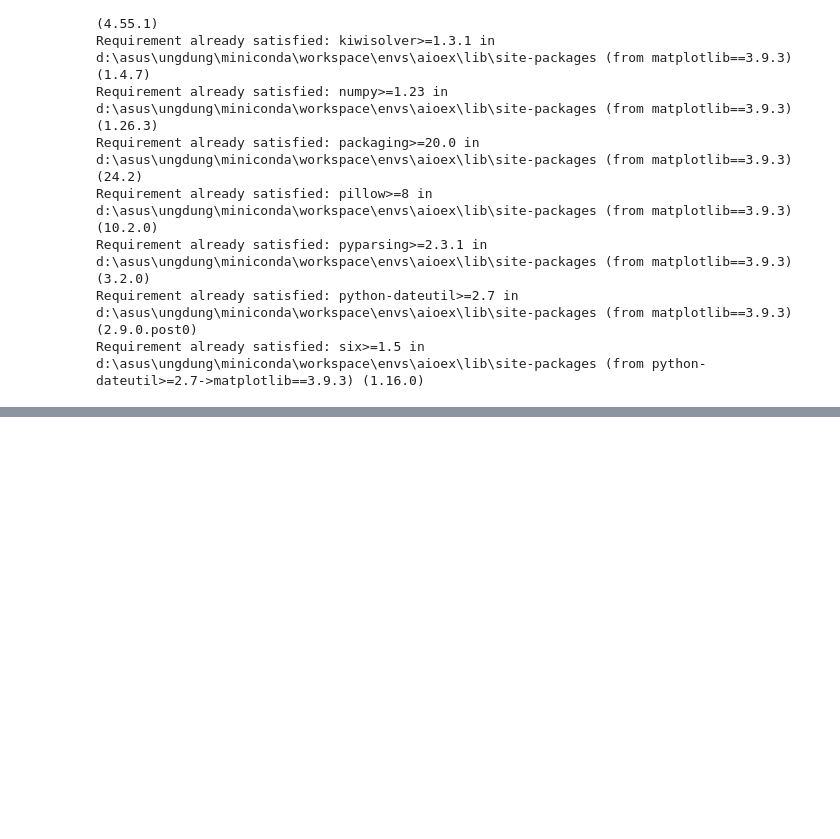
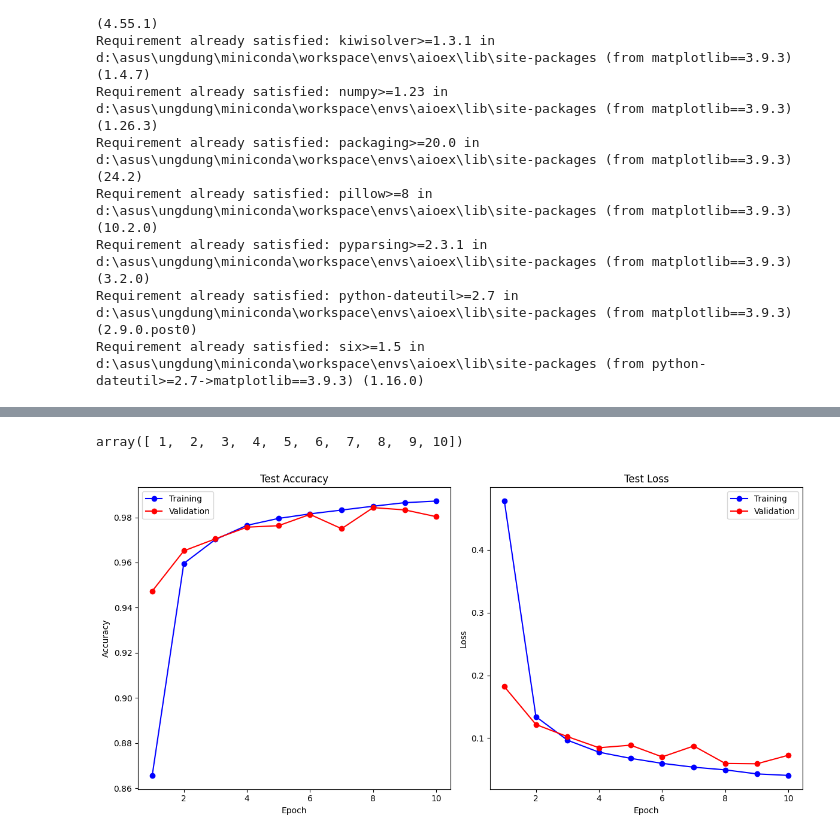
Before and after one commit to T-Sunm/AIO-Exercise, a Jupyter notebook: module6/week1/mnist_application.ipynb, the cells around one changed output, grey strips where cells are left out. Cells and saved outputs as stored; diff of their text form; code cells hidden in the pictures; blank space fills up the shorter version.

```diff
--- a/module6/week1/mnist_application.ipynb
+++ b/module6/week1/mnist_application.ipynb
@@ -104,14 +111,14 @@ valid_dataloader = data.DataLoader(
 class LeNetClassifier(nn.Module):
     def __init__(self, num_classes) -> None:
         super().__init__()
-        self.conv = nn.Conv2d(
+        self.conv1 = nn.Conv2d(
             in_channels=1, out_channels=6, kernel_size=5, padding='same'
         )
         self.avgpool1 = nn.AvgPool2d(kernel_size=2)
         self.conv2 = nn.Conv2d(in_channels=6, out_channels=16, kernel_size=5)
         self.avgpool2 = nn.AvgPool2d(kernel_size=2)
         self.flatten = nn.Flatten()
-        self.linear1 = nn.Linear(16*4*4, 120)
+        self.linear1 = nn.Linear(16*5*5, 120)
         self.linear2 = nn.Linear(120, 84)
         self.out = nn.Linear(84, num_classes)
 
@@ -174,7 +181,7 @@ def train(model: LeNetClassifier, optimizer, criterion, train_dataloader, device
     return total_acc, total_loss
 
 
-def evaluate(model, criterion,device, valid_dataloader):
+def evaluate(model, criterion, device, valid_dataloader):
     model.eval()
 
     total_acc, total_count = 0, 0
@@ -193,3 +200,5 @@ def evaluate(model, criterion,device, valid_dataloader):
 
     total_acc = total_acc / total_count
     total_loss = sum(losses) / len(losses)
+
+    return total_acc, total_loss
@@ -195,0 +284,33 @@ def evaluate(model, criterion,device, valid_dataloader):
+# %%
+np.arange(1, len(train_accs) + 1)
+# %% [output]
+array([ 1,  2,  3,  4,  5,  6,  7,  8,  9, 10])
+# %%
+plt.figure(figsize=(12, 6))
+train_losses
+# Accuracy plot
+plt.subplot(1, 2, 1)
+plt.plot(np.arange(1, len(train_accs) + 1), train_accs,
+         marker='o', color='b', label="Training")
+plt.plot(np.arange(1, len(eval_accs) + 1), eval_accs,
+         marker='o', color='r', label="Validation")
+plt.title('Test Accuracy')
+plt.xlabel('Epoch')
+plt.ylabel('Accuracy')
+plt.legend()
+
+# Loss plot
+plt.subplot(1, 2, 2)
+plt.plot(np.arange(1, len(train_losses) + 1), train_losses,
+         marker='o', color='b', label="Training")
+plt.plot(np.arange(1, len(eval_losses) + 1), eval_losses,
+         marker='o', color='r', label="Validation")
+plt.title('Test Loss')
+plt.xlabel('Epoch')
+plt.ylabel('Loss')
+plt.legend()
+
+plt.tight_layout()
+plt.show()
+# %% [output]
+[figure, added]
```
Also changed, not shown: parts of 4 cells of this notebook, 1 other file.
